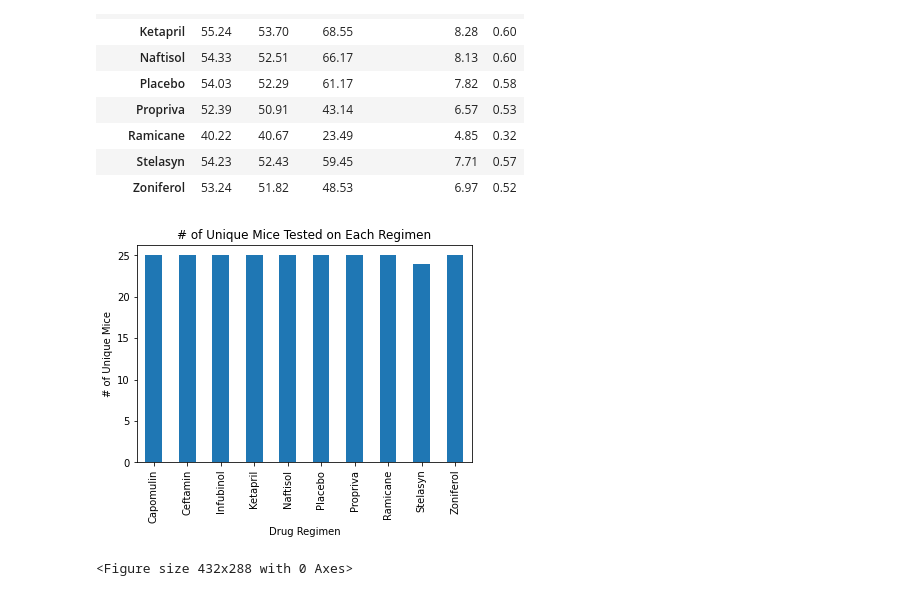
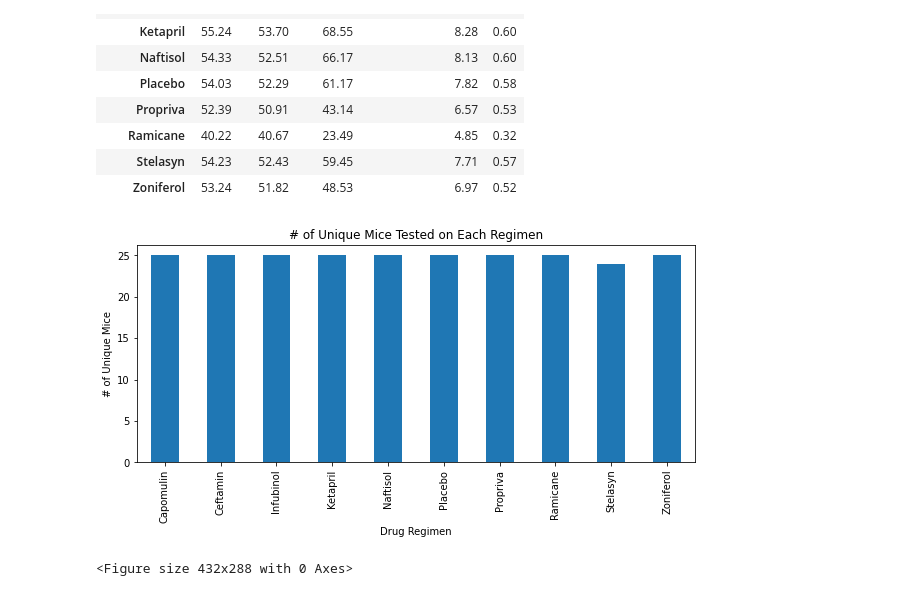
Before and after one commit to eliot1335/Pymaceuticals--Matplotlib-Visualization, a Jupyter notebook: Pymaceuticals/pymaceuticals.ipynb, the cells around one changed output. Drawn from its saved outputs; the diff is of its cells as text; code cells hidden in the pictures.

Commit message:
bar chart pandas and pyplot

```diff
--- a/Pymaceuticals/pymaceuticals.ipynb
+++ b/Pymaceuticals/pymaceuticals.ipynb
@@ -82,11 +82,14 @@ summary_stats
 # %%
 # Bar and Pie Charts
 # Generate a bar plot showing the total number of unique mice tested on each drug regimen using pandas.
+plt.figure(figsize=(10,4))
+
 drug_regimen_df["Mouse ID"].nunique().plot(kind="bar")
 plt.title("# of Unique Mice Tested on Each Regimen")
+plt.xlabel("Drug Regimen")
 plt.ylabel("# of Unique Mice")
 plt.show()
 plt.tight_layout()
 # %% [output]
-[figure, old version]
+[figure, new version]
 <Figure size 432x288 with 0 Axes>
```
Also changed, not shown: parts of 2 cells of this notebook.
